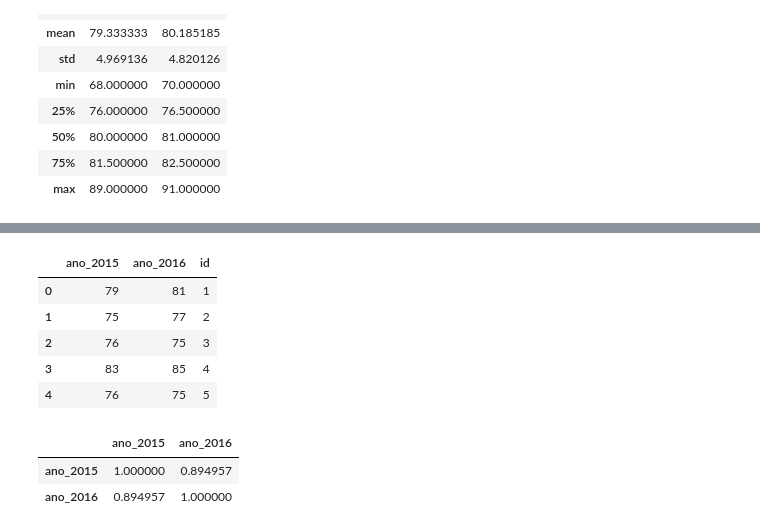
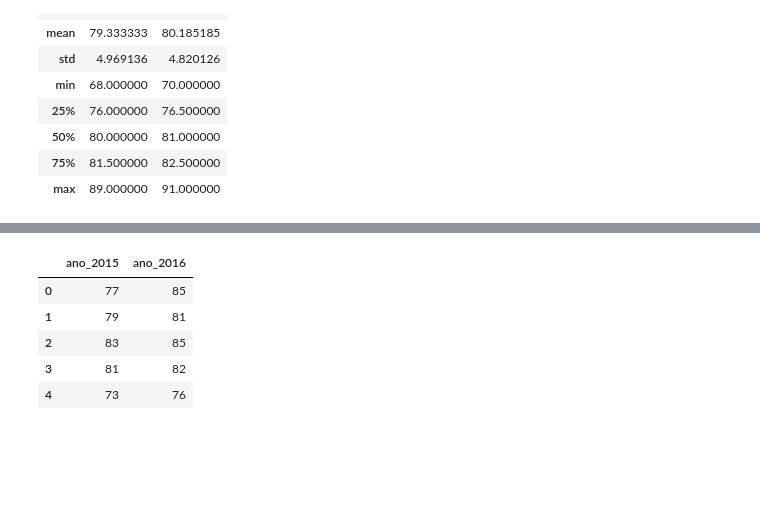
Before and after one commit to drigovieira/student-passing-rate-prediction, a Jupyter notebook: Previsão_de_Aprovação_de_Alunos_com_Regressão_Linear.ipynb, the cells around one changed output, grey strips where cells are left out. Saved outputs shown, nothing was run; the diff lists cells and outputs as text; code cells hidden in the pictures; blank space fills up the shorter version.

```diff
--- a/Previsão_de_Aprovação_de_Alunos_com_Regressão_Linear.ipynb
+++ b/Previsão_de_Aprovação_de_Alunos_com_Regressão_Linear.ipynb
@@ -41,7 +41,3 @@ df.describe()
 | 50% | 80.000000 | 81.000000 |
 | 75% | 81.500000 | 82.500000 |
 | max | 89.000000 | 91.000000 |
-# %%
-df = df.sort_values('UF').reset_index(drop=True)
-df['id'] = range(1, len(df) + 1)
-df.head()
@@ -75,17 +54,10 @@ df
 # %%
-df_numeric = df.select_dtypes(include=['int', 'float'])
+df_numeric = df.select_dtypes(include=[np.number])
 df_numeric.head()
 # %% [output]
-|  | ano_2015 | ano_2016 | id |
-| 0 | 79 | 81 | 1 |
-| 1 | 75 | 77 | 2 |
-| 2 | 76 | 75 | 3 |
-| 3 | 83 | 85 | 4 |
-| 4 | 76 | 75 | 5 |
+|  | ano_2015 | ano_2016 |
+| 0 | 77 | 85 |
+| 1 | 79 | 81 |
+| 2 | 83 | 85 |
+| 3 | 81 | 82 |
+| 4 | 73 | 76 |
-# %%
-correlation_matrix = df_numeric.drop(columns=['id'])
-correlation_matrix.corr()
-# %% [output]
-|  | ano_2015 | ano_2016 |
-| ano_2015 | 1.000000 | 0.894957 |
-| ano_2016 | 0.894957 | 1.000000 |
```
Also changed, not shown: parts of 11 cells of this notebook.
